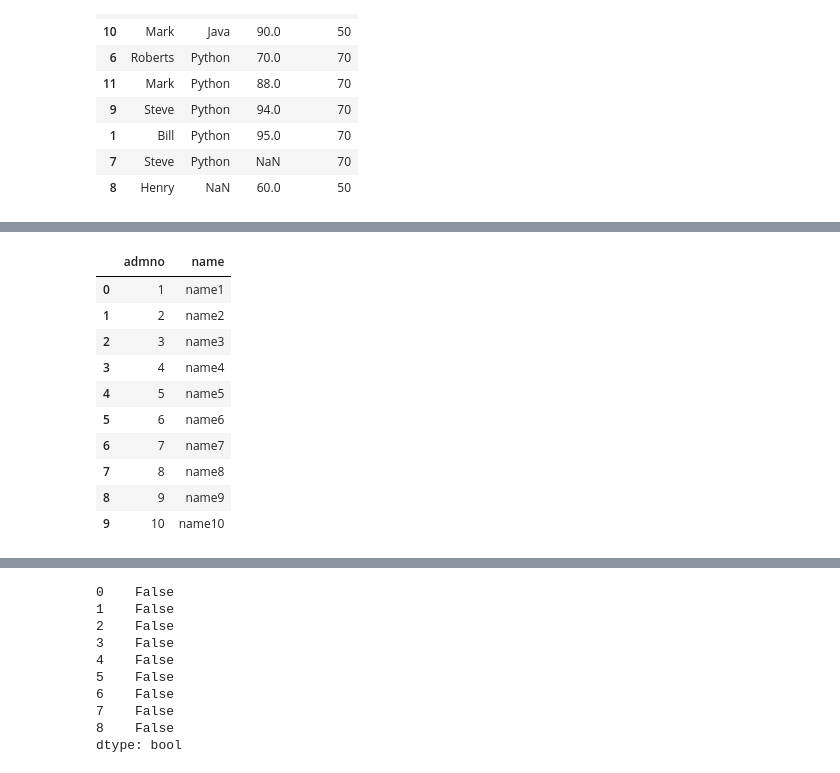
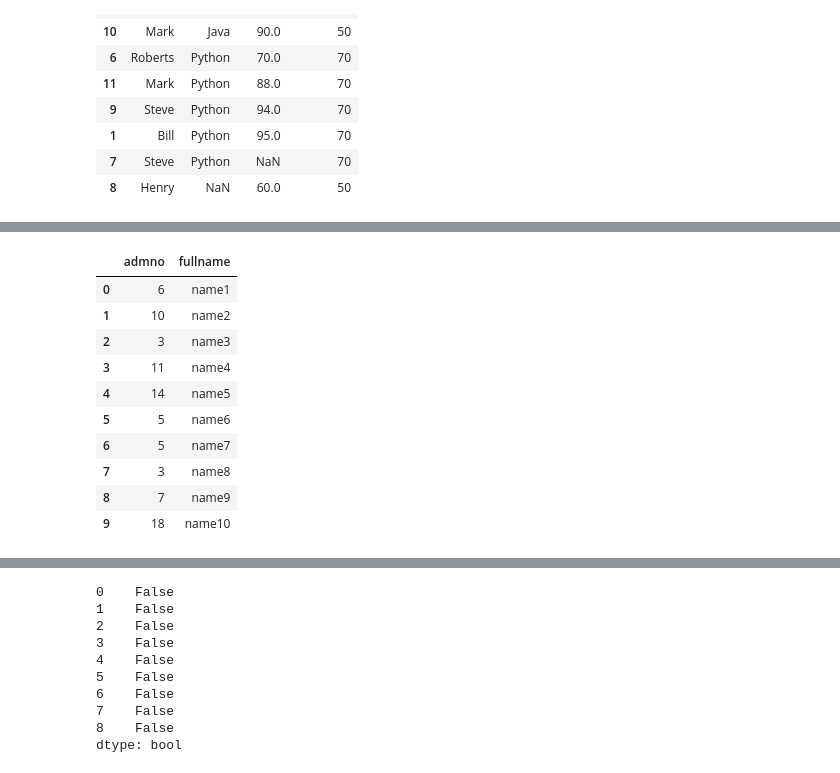
Before and after one commit to SaiPrathek/DS_01_MAY_2020, a Jupyter notebook: pandas/marks_df.ipynb, the cells around one changed output, grey strips where cells are left out. Drawn from its saved outputs; the diff is of its cells as text; code cells hidden in the pictures.

```diff
--- a/pandas/marks_df.ipynb
+++ b/pandas/marks_df.ipynb
@@ -429,2 +457,2 @@ df.sort_values(by='subject').sort_values(by='marks',ascending=False)  # Not work
 # %%
-students = pd.DataFrame( {'rollno' : np.arange(1,11), 'name' : ['name' + str(i) for i in range(1,11)]})
+students = pd.DataFrame( {'rollno' : np.random.randint(1,20,10), 'name' : ['name' + str(i) for i in range(1,11)]})
@@ -444,0 +487,2 @@ students.sort_index(ascending=False)
+# %%
+stud_df = students.set_index('rollno')
@@ -445,14 +532,14 @@ students.sort_index(ascending=False)
 # %%
-students.rename( columns = {'rollno': 'admno'})
+students.rename( columns = {'rollno': 'admno','name' : 'fullname'})
 # %% [output]
-|  | admno | name |
-| 0 | 1 | name1 |
-| 1 | 2 | name2 |
+|  | admno | fullname |
+| 0 | 6 | name1 |
+| 1 | 10 | name2 |
 | 2 | 3 | name3 |
-| 3 | 4 | name4 |
-| 4 | 5 | name5 |
-| 5 | 6 | name6 |
-| 6 | 7 | name7 |
-| 7 | 8 | name8 |
-| 8 | 9 | name9 |
-| 9 | 10 | name10 |
+| 3 | 11 | name4 |
+| 4 | 14 | name5 |
+| 5 | 5 | name6 |
+| 6 | 5 | name7 |
+| 7 | 3 | name8 |
+| 8 | 7 | name9 |
+| 9 | 18 | name10 |
```
Also changed, not shown: parts of 29 cells of this notebook.
